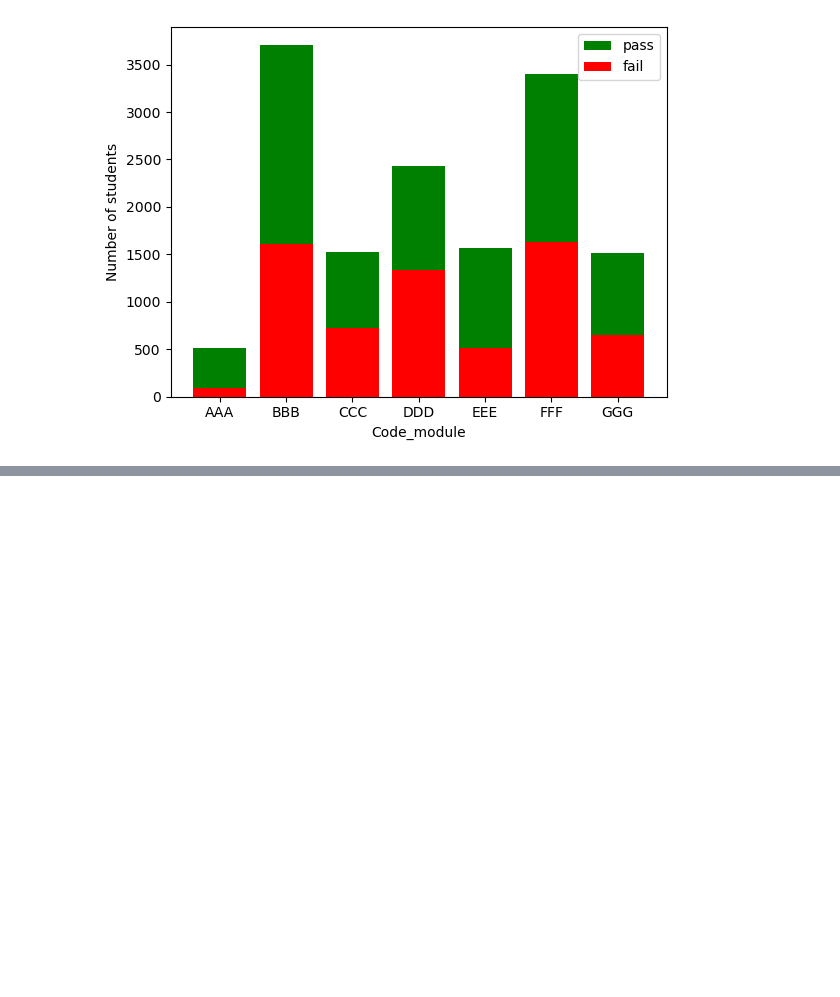
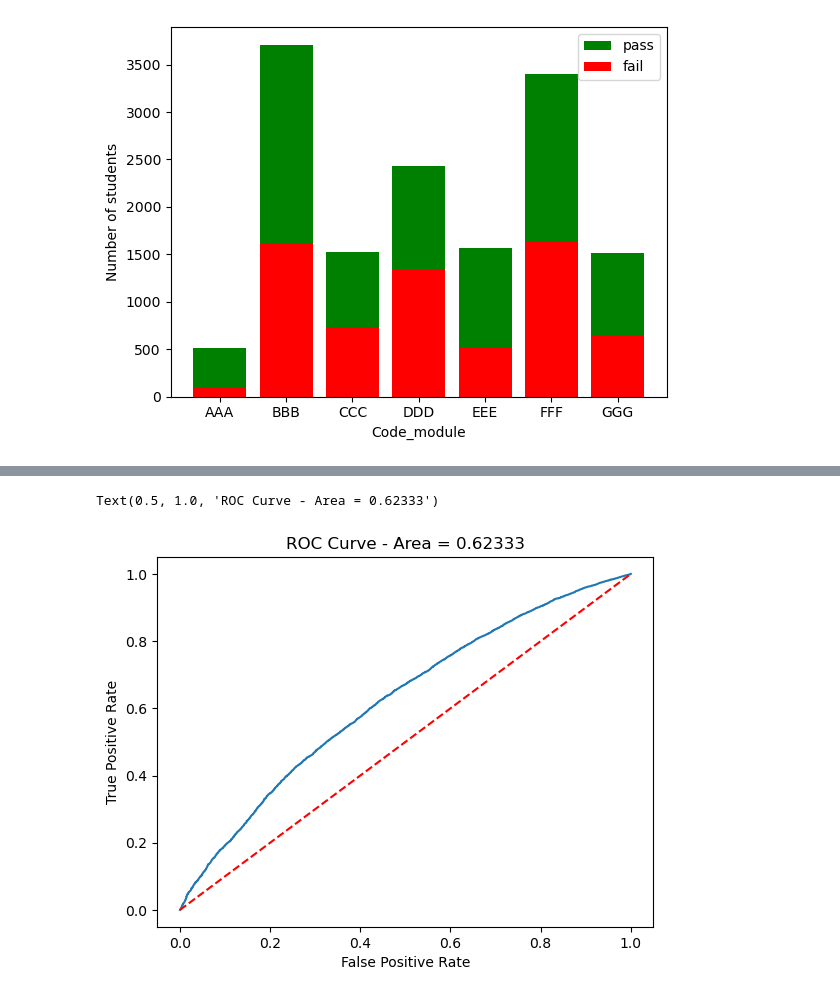
Before and after one commit to KatarinaIvic/IDS, a Jupyter notebook: Projektni zadatak .ipynb, the cells around one changed output, grey strips where cells are left out. Cells and saved outputs as stored; diff of their text form; code cells hidden in the pictures; blank space fills up the shorter version.

```diff
--- a/Projektni zadatak .ipynb
+++ b/Projektni zadatak .ipynb
@@ -605,0 +698,16 @@ Text(0, 0.5, 'Number of students')
+# %%
+# Predict the probabilities with a cross validationn
+y_pred_proba = cross_val_predict(logistic, X, y, cv=10, method="predict_proba")
+# Compute the False Positive Rate and True Positive Rate
+fpr, tpr, _ = roc_curve(y, y_pred_proba[:, 1])
+# Compute the area under the fpt-tpf curve
+auc_score = auc(fpr, tpr)
+
+plt.plot(fpr, tpr)
+plt.plot([0, 1], [0, 1], 'r--')
+plt.xlabel("False Positive Rate")
+plt.ylabel("True Positive Rate")
+plt.title("ROC Curve - Area = {:.5f}".format(auc_score))
+# %% [output]
+Text(0.5, 1.0, 'ROC Curve - Area = 0.62333')
+[figure, added]
```
Also changed, not shown: parts of 15 cells of this notebook.
